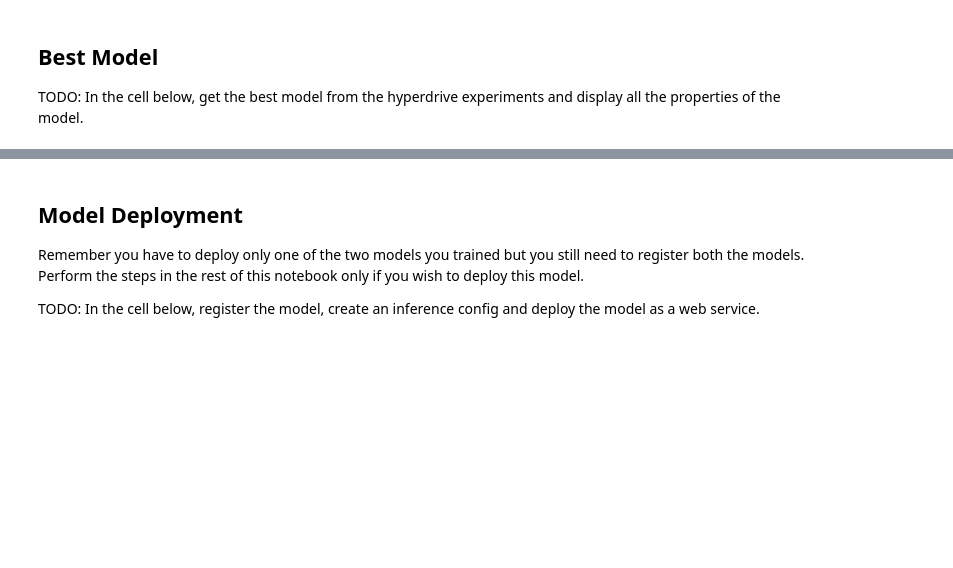
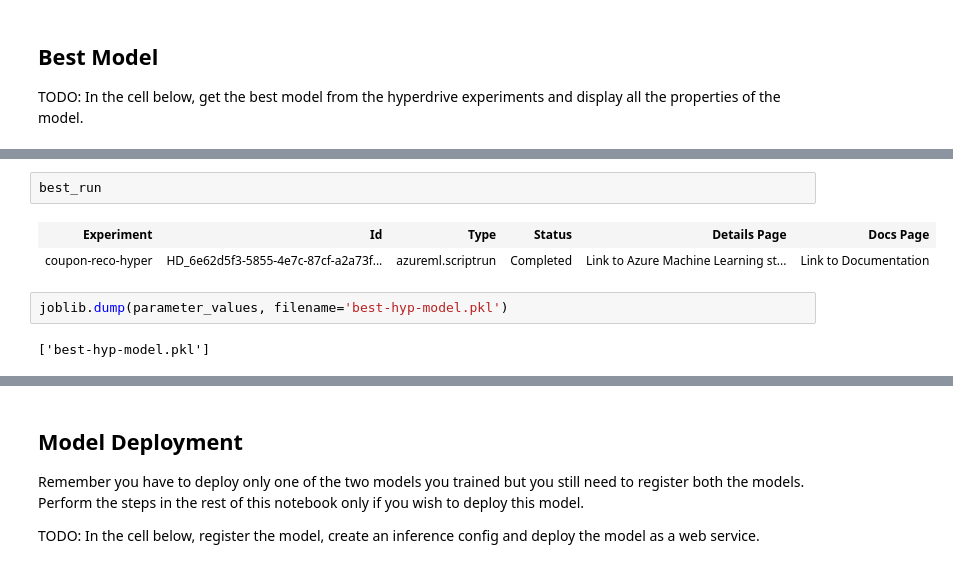
Before and after one commit to arnavkundu/MLEngineerNanoDegree-Capstone, a Jupyter notebook: hyperparameter_tuning.ipynb, the cells around one changed output, grey strips where cells are left out. Cells and saved outputs as stored; diff of their text form; blank space fills up the shorter version.

```diff
--- a/hyperparameter_tuning.ipynb
+++ b/hyperparameter_tuning.ipynb
@@ -213,2 +216,11 @@ Best Run Id:  HD_ea19d8d8-acfa-4177-86a4-9726679547cd_0
 
  Max iterations:  10
+# %%
+best_run
+# %% [output]
+| Experiment | Id | Type | Status | Details Page | Docs Page |
+| coupon-reco-hyper | HD_6e62d5f3-5855-4e7c-87cf-a2a73f... | azureml.scriptrun | Completed | Link to Azure Machine Learning st... | Link to Documentation |
+# %%
+joblib.dump(parameter_values, filename='best-hyp-model.pkl')
+# %% [output]
+['best-hyp-model.pkl']
```
Also changed, not shown: parts of 6 cells of this notebook, 1 other file.
